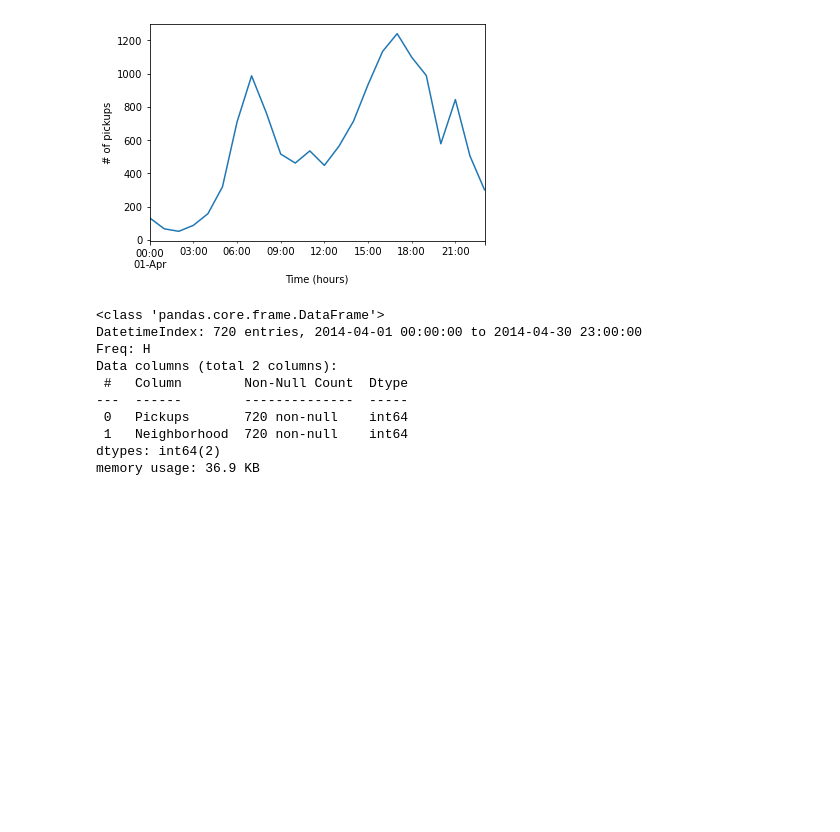
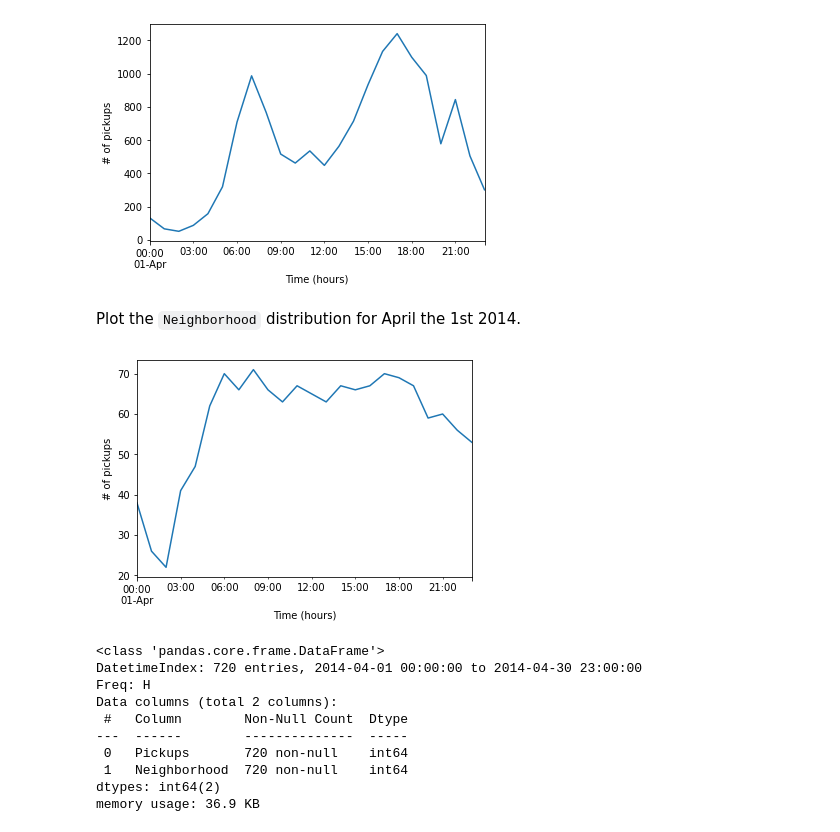
Before and after one commit to faberfred/uber-pickup-prediction, a Jupyter notebook: Uber-pickups.ipynb, the cells around one changed output. Cells and saved outputs as stored; diff of their text form; code cells hidden in the pictures; blank space fills up the shorter version.

```diff
--- a/Uber-pickups.ipynb
+++ b/Uber-pickups.ipynb
@@ -407,6 +417,14 @@ ax.set_ylabel('# of pickups')
 ax.set_xlabel('Time (hours)');
 # %% [output]
 [figure]
+# %% [markdown]
+Plot the `Neighborhood` distribution for April the 1st 2014.
+# %%
+ax = x_cluster.loc['2014-04-01', 'Neighborhood'].plot()
+ax.set_ylabel('# of pickups')
+ax.set_xlabel('Time (hours)');
+# %% [output]
+[figure, added]
 # %%
 x_cluster.info()
 # %% [output]
```
Also changed, not shown: parts of 23 cells of this notebook.
